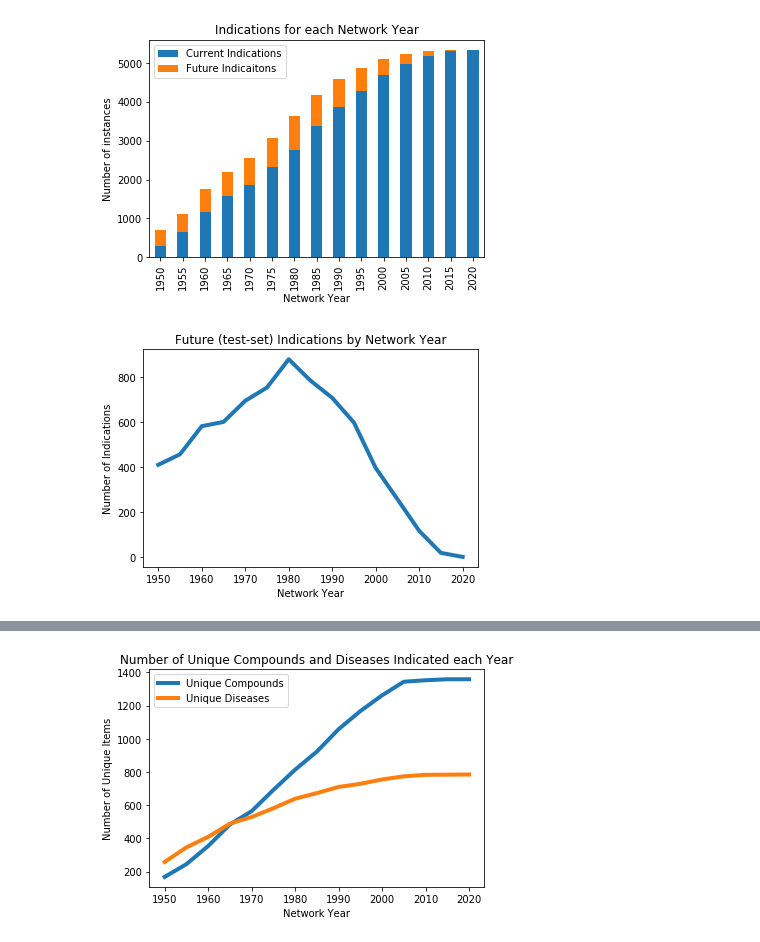
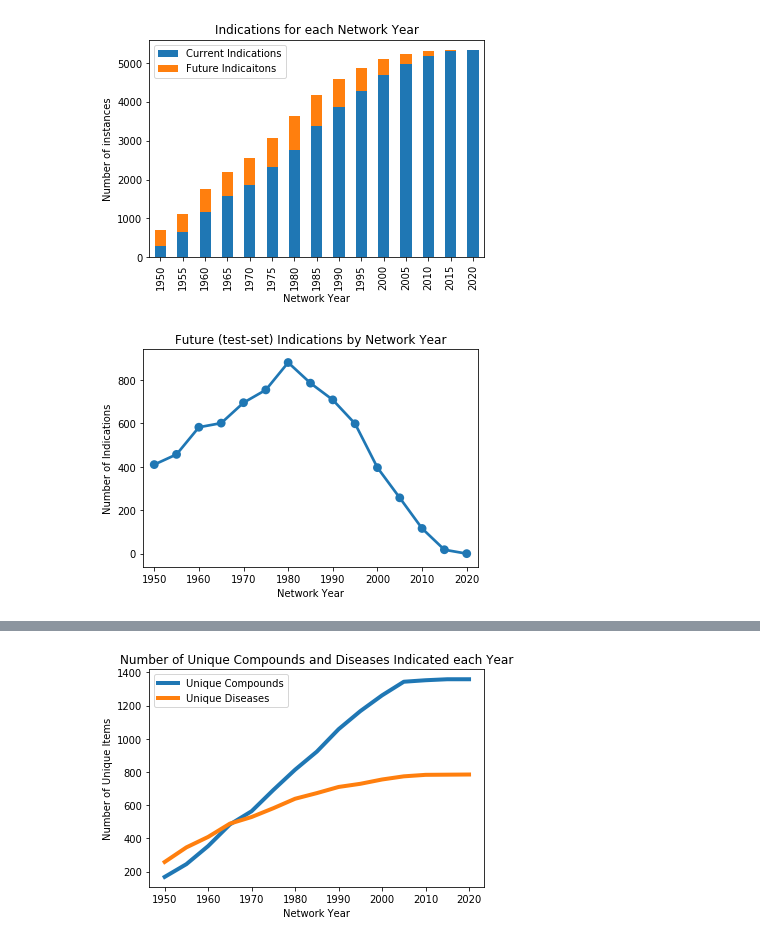
Before and after one commit to mmayers12/semmed, a Jupyter notebook: ml/analysis/Meta_analysis_of_network_structure_over_time.ipynb, the cells around one changed output, grey strips where cells are left out. Drawn from its saved outputs; the diff is of its cells as text; code cells hidden in the pictures.

```diff
--- a/ml/analysis/Meta_analysis_of_network_structure_over_time.ipynb
+++ b/ml/analysis/Meta_analysis_of_network_structure_over_time.ipynb
@@ -57,3 +57,7 @@ types1 = ['n_nodes', 'n_edges', 'n_inds']
 types2 = ['log_'+t for t in types1]
 
 meta[types2] = np.log(meta[types1])
+# %%
+def skip_ticks(tick_delta=2):
+    locs, labels = plt.xticks()
+    plt.xticks(locs[::tick_delta], labels[::tick_delta])
@@ -129,11 +152,12 @@ plt.title('Indications for each Network Year');
 # %% [output]
 [figure]
 # %%
-meta['test_ind'].plot(lw=4)
+sns.pointplot(x='index', y='test_ind', data=meta['test_ind'].to_frame().reset_index());
+skip_ticks()
 plt.title('Future (test-set) Indications by Network Year')
 plt.xlabel('Network Year')
 plt.ylabel('Number of Indications');
 # %% [output]
-[figure, old version]
+[figure, new version]
 # %%
 types4 = ['n_ind_comp', 'n_ind_dis']
```
Also changed, not shown: parts of 10 cells of this notebook, 2 other files.
